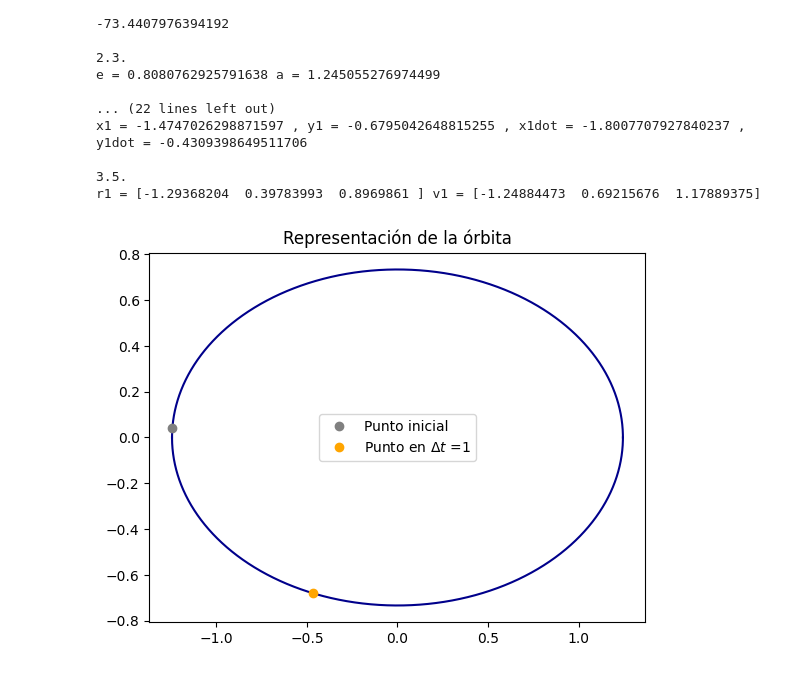
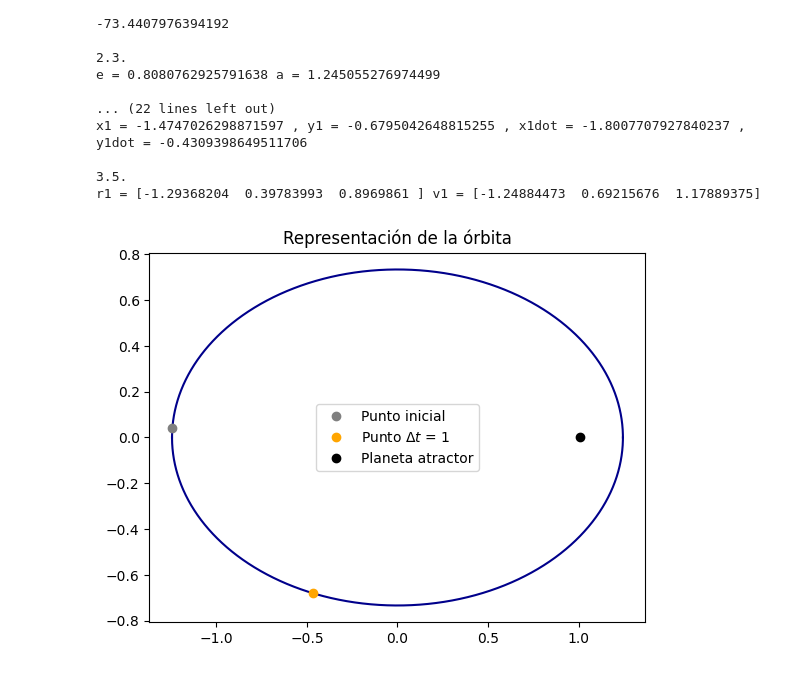
Before and after one commit to RistoRisoto/MecanicaOrbital, a Jupyter notebook: MecOrbEj1.ipynb, the cells around one changed output. Drawn from its saved outputs; the diff is of its cells as text; code cells hidden in the pictures.

Commit message:
Añado planeta atractor en la representación

```diff
--- a/MecOrbEj1.ipynb
+++ b/MecOrbEj1.ipynb
@@ -77,16 +77,20 @@ print('M1 =',M1)
 
 #3.2 E1
 print('\n3.2.')
-def Eimas1(Ei):
+def Eimas1(Ei,M1):
     return Ei-(Ei-norm(e)*np.sin(Ei)-M1)/(1-norm(e)*np.cos(Ei))
 
+def E(Ei,it,M1):
+    E1=Ei
+    for i in range(it):
+        Eli=E1
+        E1=Eimas1(E1,M1)
+        deltaE1 = abs(E1-Eli)
+    return E1, deltaE1
 it = 10
 E1=1 #valor inicial
-Eli=E1
-for i in range(it):
-    Eli=E1
-    E1=Eimas1(E1)
-    deltaE1 = abs(E1-Eli)
+E1, deltaE1 = E(E1,it,M1)
+
 print('E1 =',E1,'con',it,'iteraciones;','deltaE1 =',deltaE1)
 
 #3.3. valor de dE/dt
@@ -128,30 +132,34 @@ r1 = [-1.29368204  0.39783993  0.8969861 ] v1 = [-1.24884473  0.69215676  1.1788
 # %%
 import matplotlib.pyplot as plt
 def ellipse(pri=-a,fin=a,ene=10**5):
     x=np.linspace(pri,fin,ene)
     yp=[]
     yn=[]
     for i in range(ene):
         y2 = b**2 * (1 - (x[i]/a)**2)
         ypi = y2**(1/2)
         yni = -ypi
         yp.append(ypi)
         yn.append(yni)
     return x,yp,yn
 def point(E):
     x=a*np.cos(E)
     y2 = b**2 * (1 - (x/a)**2)
     y= (2*(np.sin(E)>=0)-1)*y2**(1/2)
     return x,y
 
 xi,yp,yn = ellipse()
 plt.title('Representación de la órbita')
 plt.plot(xi,yp,'darkblue')
 plt.plot(xi,yn,'darkblue')
+dt=1
+plt.plot(point(E0)[0],point(E0)[1],'o',color='gray',label='Punto inicial')
+plt.plot(point(E1)[0],point(E1)[1],'o',color='orange',label=r'Punto $\Delta t$ = '+str(dt))
 
-plt.plot(point(E0)[0],point(E0)[1],'o',color='gray',label='Punto inicial')
-plt.plot(point(E1)[0],point(E1)[1],'o',color='orange',label=r'Punto en $\Delta t$ =1')
+plt.plot(c,0,'o', color='black', label='Planeta atractor')
+
+
 plt.legend()
 plt.show()
 # %% [output]
-[figure, old version]
+[figure, new version]
```
